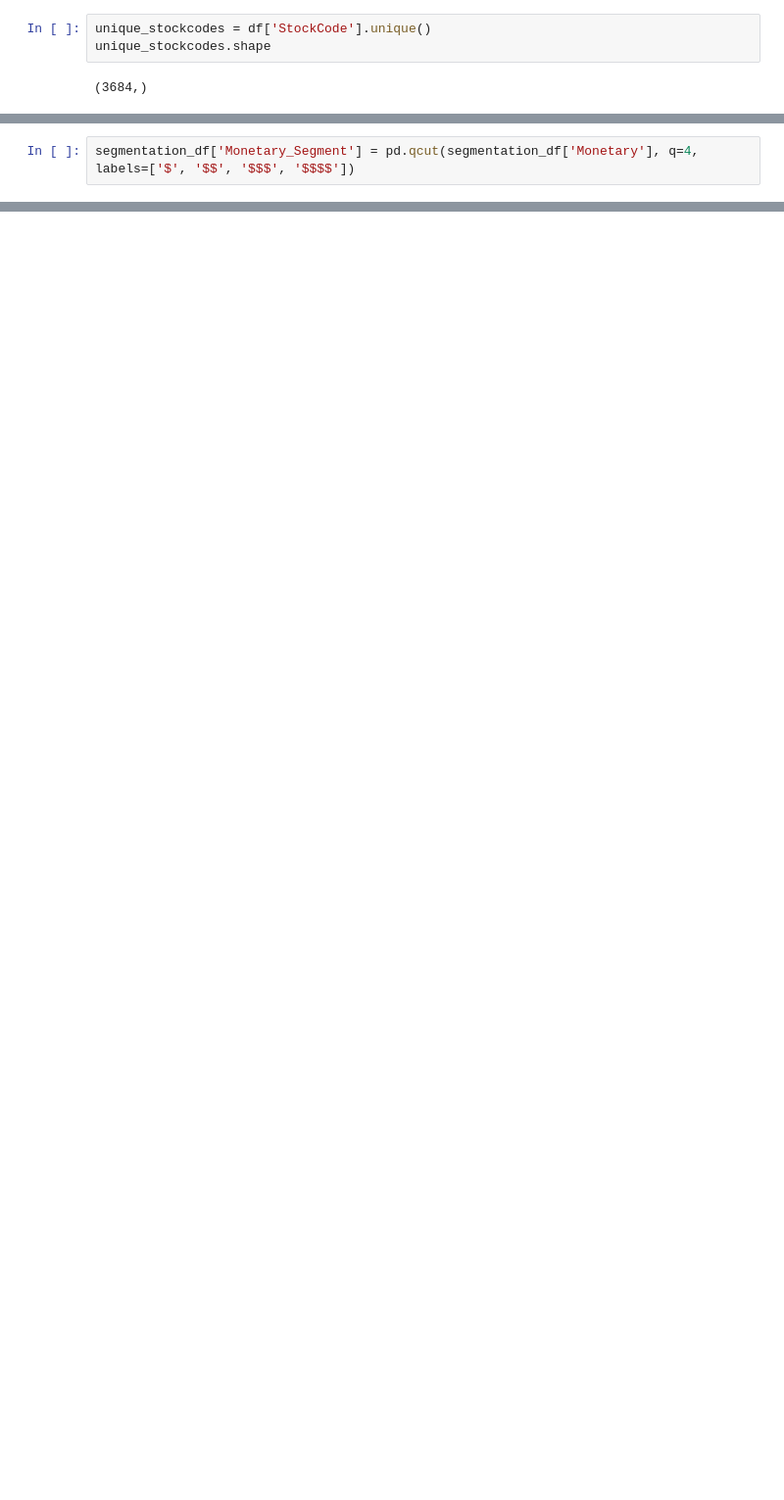
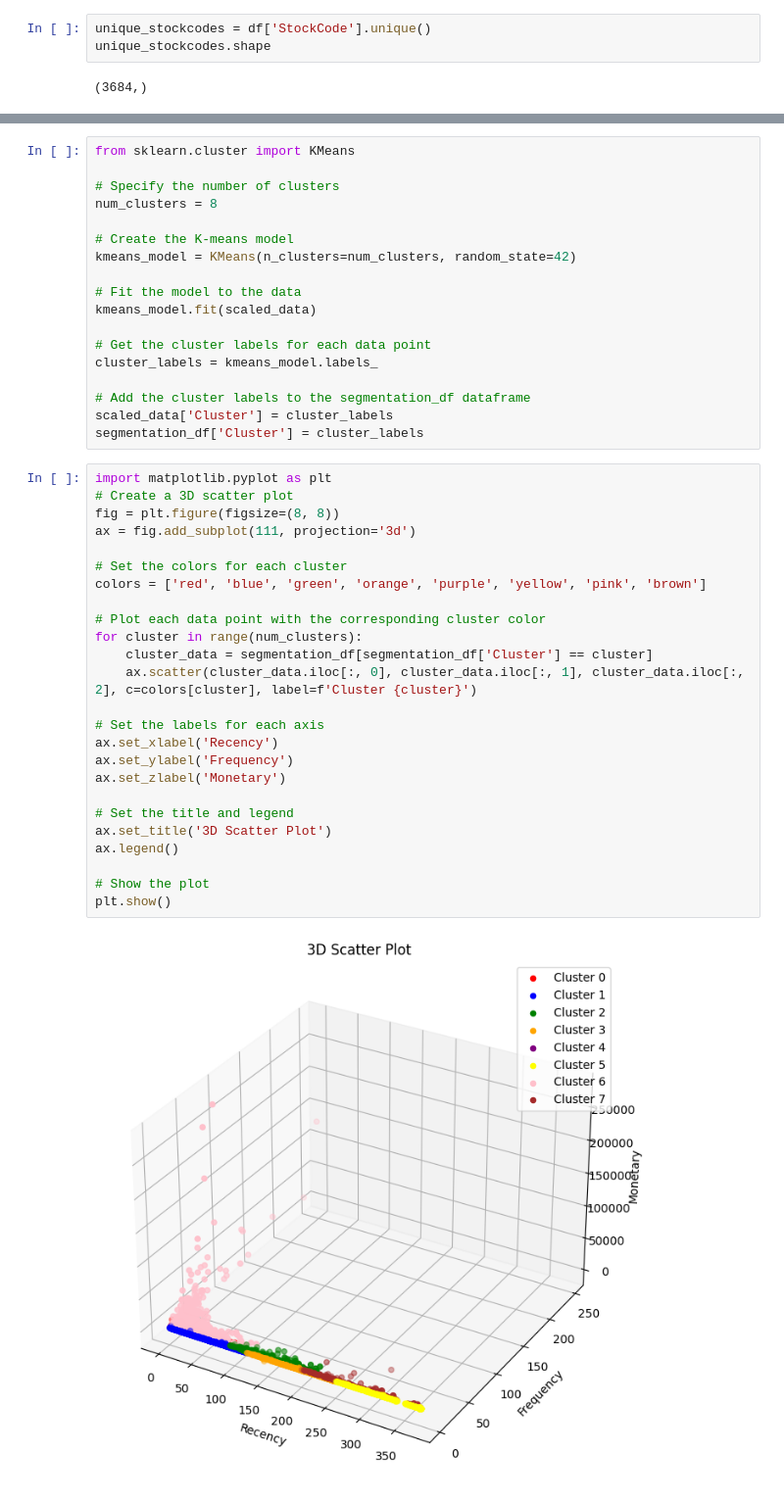
Before and after one commit to NickSordi/FU6520_NS, a Jupyter notebook: Customer Segmentation - Thailand.ipynb, the cells around one changed output, grey strips where cells are left out. Shown at 98% size. Saved outputs shown, nothing was run; the diff lists cells and outputs as text; blank space fills up the shorter version.

```diff
--- a/Customer Segmentation - Thailand.ipynb
+++ b/Customer Segmentation - Thailand.ipynb
@@ -339,2 +190,0 @@ plt.show()
-# %%
-segmentation_df['Monetary_Segment'] = pd.qcut(segmentation_df['Monetary'], q=4, labels=['$', '$$', '$$$', '$$$$'])
@@ -477,0 +199,45 @@ df.sort_values(by='UnitPrice', ascending=False).head(100)
+# %%
+from sklearn.cluster import KMeans
+
+# Specify the number of clusters
+num_clusters = 8
+
+# Create the K-means model
+kmeans_model = KMeans(n_clusters=num_clusters, random_state=42)
+
+# Fit the model to the data
+kmeans_model.fit(scaled_data)
+
+# Get the cluster labels for each data point
+cluster_labels = kmeans_model.labels_
+
+# Add the cluster labels to the segmentation_df dataframe
+scaled_data['Cluster'] = cluster_labels
+segmentation_df['Cluster'] = cluster_labels
+# %%
+import matplotlib.pyplot as plt
+# Create a 3D scatter plot
+fig = plt.figure(figsize=(8, 8))
+ax = fig.add_subplot(111, projection='3d')
+
+# Set the colors for each cluster
+colors = ['red', 'blue', 'green', 'orange', 'purple', 'yellow', 'pink', 'brown']
+
+# Plot each data point with the corresponding cluster color
+for cluster in range(num_clusters):
+    cluster_data = segmentation_df[segmentation_df['Cluster'] == cluster]
+    ax.scatter(cluster_data.iloc[:, 0], cluster_data.iloc[:, 1], cluster_data.iloc[:, 2], c=colors[cluster], label=f'Cluster {cluster}')
+
+# Set the labels for each axis
+ax.set_xlabel('Recency')
+ax.set_ylabel('Frequency')
+ax.set_zlabel('Monetary')
+
+# Set the title and legend
+ax.set_title('3D Scatter Plot')
+ax.legend()
+
+# Show the plot
+plt.show()
+# %% [output]
+[figure, added]
```
Also changed, not shown: parts of 55 cells of this notebook, 1 other file.
